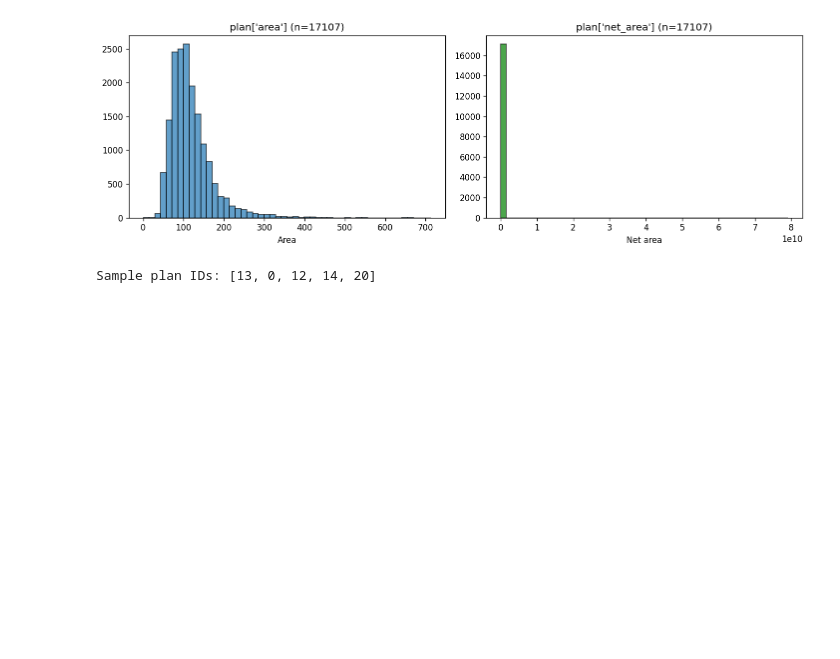
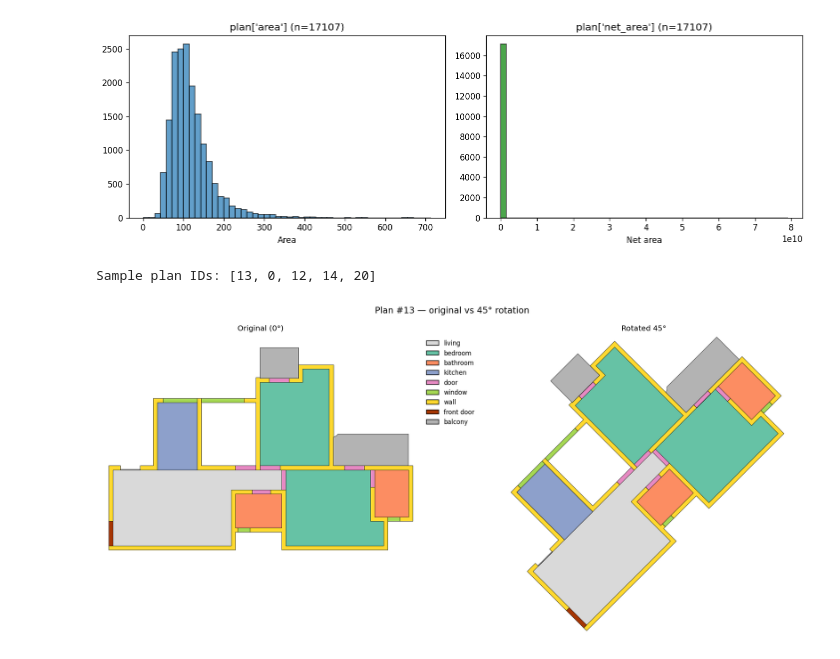
Before and after one commit to nickiliak/Floorplan-Diffusion-Models, a Jupyter notebook: notebooks/01_resplan_exploration.ipynb, the cells around one changed output. Saved outputs shown, nothing was run; the diff lists cells and outputs as text; code cells hidden in the pictures; blank space fills up the shorter version.

```diff
--- a/notebooks/01_resplan_exploration.ipynb
+++ b/notebooks/01_resplan_exploration.ipynb
@@ -623,3 +661,50 @@ unitType distribution:
   'IndependentHouse'                 48  (0.3%)
 [figure]
 Sample plan IDs: [13, 0, 12, 14, 20]
+# %%
+from shapely.affinity import rotate
+import copy
+
+ANGLE_DEG = 45
+DRAW_KEYS = ["living", "bedroom", "bathroom", "kitchen", "balcony",
+             "wall", "door", "window", "front_door"]
+
+plan = plans[0]
+
+# Compute rotation origin: centroid of the overall floor outline
+origin = plan["inner"].centroid
+
+def rotate_plan(p: dict, angle: float, origin) -> dict:
+    """Return a shallow-copied plan with all geometry keys rotated."""
+    rotated = dict(p)
+    for key in DRAW_KEYS:
+        geom = p.get(key)
+        if geom is not None and not (hasattr(geom, "is_empty") and geom.is_empty):
+            rotated[key] = rotate(geom, angle, origin=origin)
+    # Rotate inner outline too (used by plot_plan for aspect/bounds)
+    if p.get("inner") is not None:
+        rotated["inner"] = rotate(p["inner"], angle, origin=origin)
+    return rotated
+
+plan_rotated = rotate_plan(plan, ANGLE_DEG, origin)
+
+fig, axes = plt.subplots(1, 2, figsize=(16, 8))
+plot_plan(plan,         ax=axes[0], title="Original (0°)",      legend=True,  tight=False)
+plot_plan(plan_rotated, ax=axes[1], title=f"Rotated {ANGLE_DEG}°", legend=False, tight=False)
+
+# Keep both subplots on the same scale
+all_bounds = [plan["inner"].bounds, plan_rotated["inner"].bounds]
+x0 = min(b[0] for b in all_bounds)
+y0 = min(b[1] for b in all_bounds)
+x1 = max(b[2] for b in all_bounds)
+y1 = max(b[3] for b in all_bounds)
+margin = 10
+for ax in axes:
+    ax.set_xlim(x0 - margin, x1 + margin)
+    ax.set_ylim(y0 - margin, y1 + margin)
+
+plt.suptitle(f"Plan #{plan['id']} — original vs {ANGLE_DEG}° rotation", fontsize=14)
+plt.tight_layout()
+plt.show()
+# %% [output]
+[figure, added]
```
Also changed, not shown: parts of 3 cells of this notebook.
